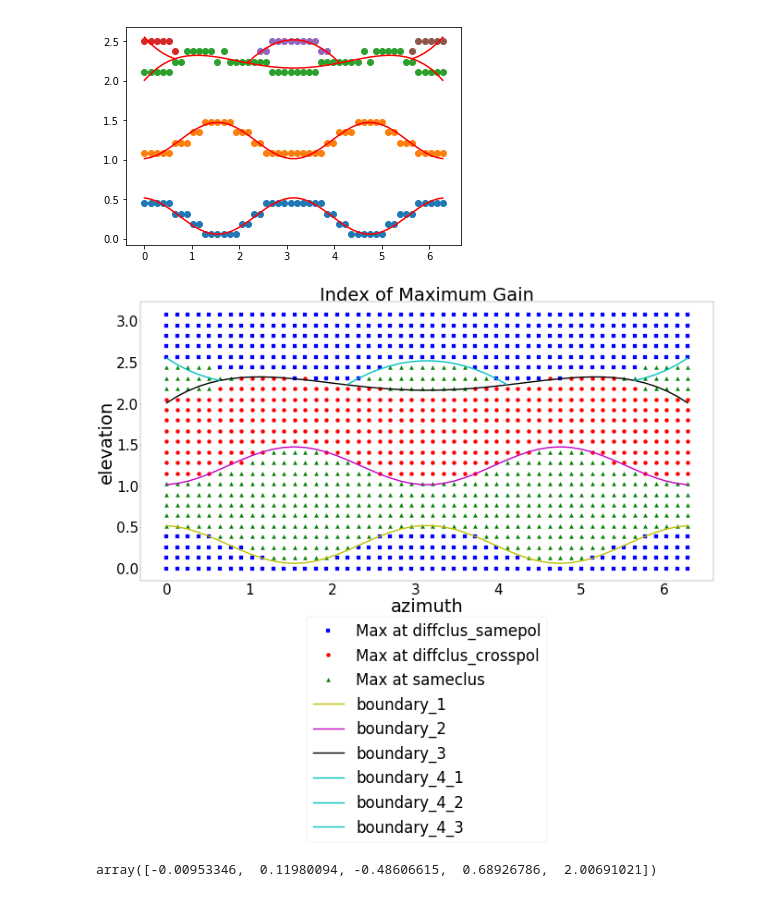
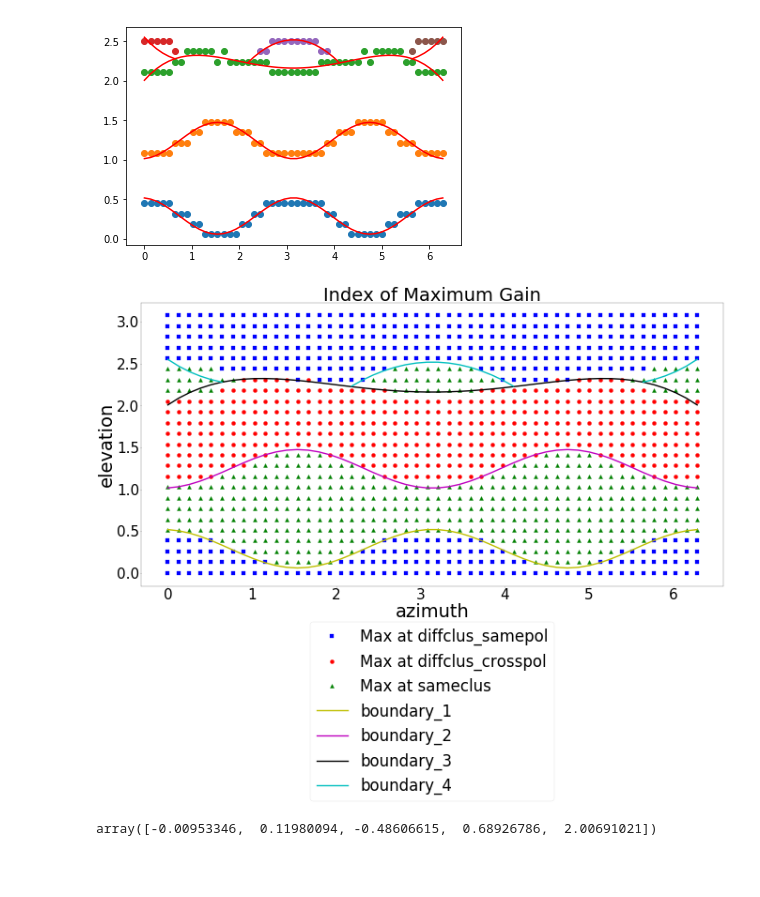
Before and after one commit to dienhoa/hybrid_beamforming_notebook, a Jupyter notebook: Gain Analyse.ipynb, the cells around one changed output. Drawn from its saved outputs; the diff is of its cells as text; code cells hidden in the pictures; blank space fills up the shorter version.

```diff
--- a/Gain Analyse.ipynb
+++ b/Gain Analyse.ipynb
@@ -393,25 +393,25 @@ plt.scatter(boundary_4_3[0,:],boundary_4_3[1,:])
 # %%
 fig = plt.figure(figsize=(40,20), dpi=20)
 plt.plot(azi_diffclus_samepol*2*np.pi/(angle_number-1),ele_diffclus_samepol*2*np.pi/(angle_number-1),'bs', markersize = 15, label="Max at diffclus_samepol")
 plt.plot(azi_diffclus_crosspol*2*np.pi/(angle_number-1),ele_diffclus_crosspol*2*np.pi/(angle_number-1),'ro', markersize = 15, label="Max at diffclus_crosspol")
 plt.plot(azi_sameclus*2*np.pi/(angle_number-1),ele_sameclus*2*np.pi/(angle_number-1),'g^', markersize = 15, label="Max at sameclus")
 
 plt.plot(boundary_1[0,:], fit_bound1, 'y-',lw=5,label='boundary_1')
 plt.plot(boundary_2[0,:], fit_bound2, 'm-',lw=5,label='boundary_2')
 plt.plot(boundary_3[0,:], p(boundary_3[0,:]), 'k-',lw=5,label='boundary_3')
-plt.plot(boundary_4_1[0,:], p1(boundary_4_1[0,:]), 'c-',lw=5,label='boundary_4_1')
-plt.plot(boundary_3[0,17:-17], p2(boundary_3[0,17:-17]), 'c-',lw=5,label='boundary_4_2')
+plt.plot(boundary_4_1[0,:], p1(boundary_4_1[0,:]), 'c-',lw=5,label='boundary_4')
+plt.plot(boundary_3[0,17:-17], p2(boundary_3[0,17:-17]), 'c-',lw=5)
 
-plt.plot(boundary_4_3[0,:], p1(boundary_4_3[0,:]), 'c-', lw=5,label='boundary_4_3')
+plt.plot(boundary_4_3[0,:], p1(boundary_4_3[0,:]), 'c-', lw=5)
 
 
 plt.title('Index of Maximum Gain', fontsize = 70)
 plt.xlabel('azimuth',fontsize=70)
 plt.ylabel('elevation',fontsize=70)
 plt.legend(loc=9, bbox_to_anchor=(0.5, -0.1), prop={'size': 60})
 plt.tick_params(axis='both', which='major', labelsize=55)
 # %% [output]
-[figure, old version]
+[figure, new version]
 # %%
 bound1_para = np.copy(popt_boun1)
 bound2_para = np.copy(popt_boun2)
```
Also changed, not shown: 6 other files.
